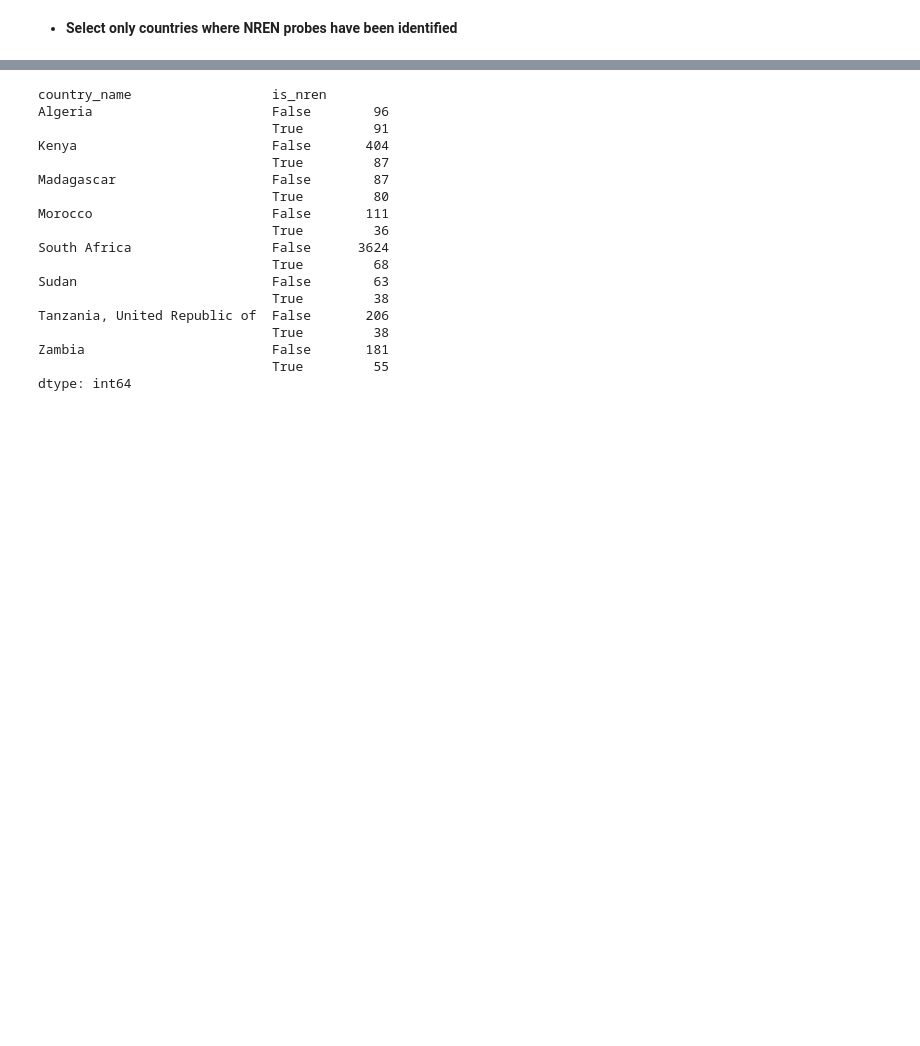
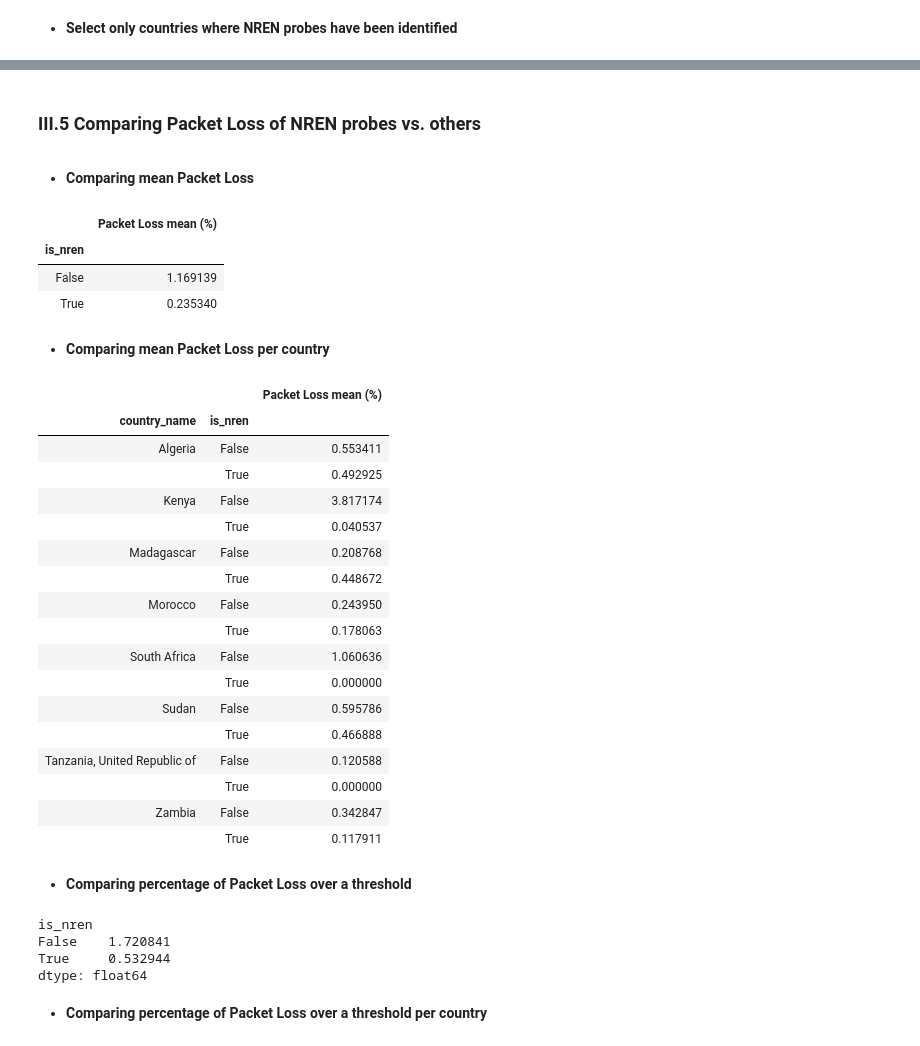
Before and after one commit to franckalbinet/latency-internet-africa, a Jupyter notebook: latency-internet-africa.ipynb, the cells around one changed output, grey strips where cells are left out. Drawn from its saved outputs; the diff is of its cells as text; code cells hidden in the pictures; blank space fills up the shorter version.

Commit message:
add analysis of percent of packet loss

```diff
--- a/latency-internet-africa.ipynb
+++ b/latency-internet-africa.ipynb
@@ -773,24 +811,42 @@ utils.show_chart('./img/rtt-nrens-vs-others-by-country.png')
-# %%
-# Nb. of records per country per type of probes (belonging to nren or not)
-data_nren[data_nren['rtt'] > THRESHOLD_RTT]\
-    .groupby(['country_name', 'is_nren'])\
-    .size()
-# %% [output]
-country_name                  is_nren
-Algeria                       False        96
-                              True         91
-Kenya                         False       404
-                              True         87
-Madagascar                    False        87
-                              True         80
-Morocco                       False       111
-                              True         36
-South Africa                  False      3624
-                              True         68
-Sudan                         False        63
-                              True         38
-Tanzania, United Republic of  False       206
-                              True         38
-Zambia                        False       181
-                              True         55
-dtype: int64
+# %% [markdown]
+### III.5 Comparing Packet Loss of NREN probes vs. others
+<a id='packet-loss-nren-vs-others'></a>
+# %% [markdown]
+* **Comparing mean Packet Loss**
+# %%
+data_nren.groupby(['is_nren'])\
+    .agg({'packet_loss':'mean'})\
+    .sort_values(by=['packet_loss'], ascending=False)\
+    .rename(columns={'packet_loss': 'Packet Loss mean (%)'})
+# %% [output]
+|  | Packet Loss mean (%) |
+| is_nren |  |
+| False | 1.169139 |
+| True | 0.235340 |
+# %% [markdown]
+* **Comparing mean Packet Loss per country**
+# %%
+data_nren.groupby(['country_name', 'is_nren'])\
+    .agg({'packet_loss':'mean'})\
+    .rename(columns={'packet_loss': 'Packet Loss mean (%)'})
+# %% [output]
+|  |  | Packet Loss mean (%) |
+| country_name | is_nren |  |
+| Algeria | False | 0.553411 |
+|  | True | 0.492925 |
+| Kenya | False | 3.817174 |
+|  | True | 0.040537 |
+| Madagascar | False | 0.208768 |
+|  | True | 0.448672 |
+| Morocco | False | 0.243950 |
+|  | True | 0.178063 |
+| South Africa | False | 1.060636 |
+|  | True | 0.000000 |
+| Sudan | False | 0.595786 |
+|  | True | 0.466888 |
+| Tanzania, United Republic of | False | 0.120588 |
+|  | True | 0.000000 |
+| Zambia | False | 0.342847 |
+|  | True | 0.117911 |
+# %% [markdown]
+* **Comparing percentage of Packet Loss over a threshold**
@@ -796,0 +859,9 @@ dtype: int64
+# %%
+data_nren.groupby('is_nren').apply(percent_over_threshold, column='packet_loss', threshold=THRESHOLD)
+# %% [output]
+is_nren
+False    1.720841
+True     0.532944
+dtype: float64
+# %% [markdown]
+* **Comparing percentage of Packet Loss over a threshold per country**
```
Also changed, not shown: parts of 34 cells of this notebook, 8 other files.
